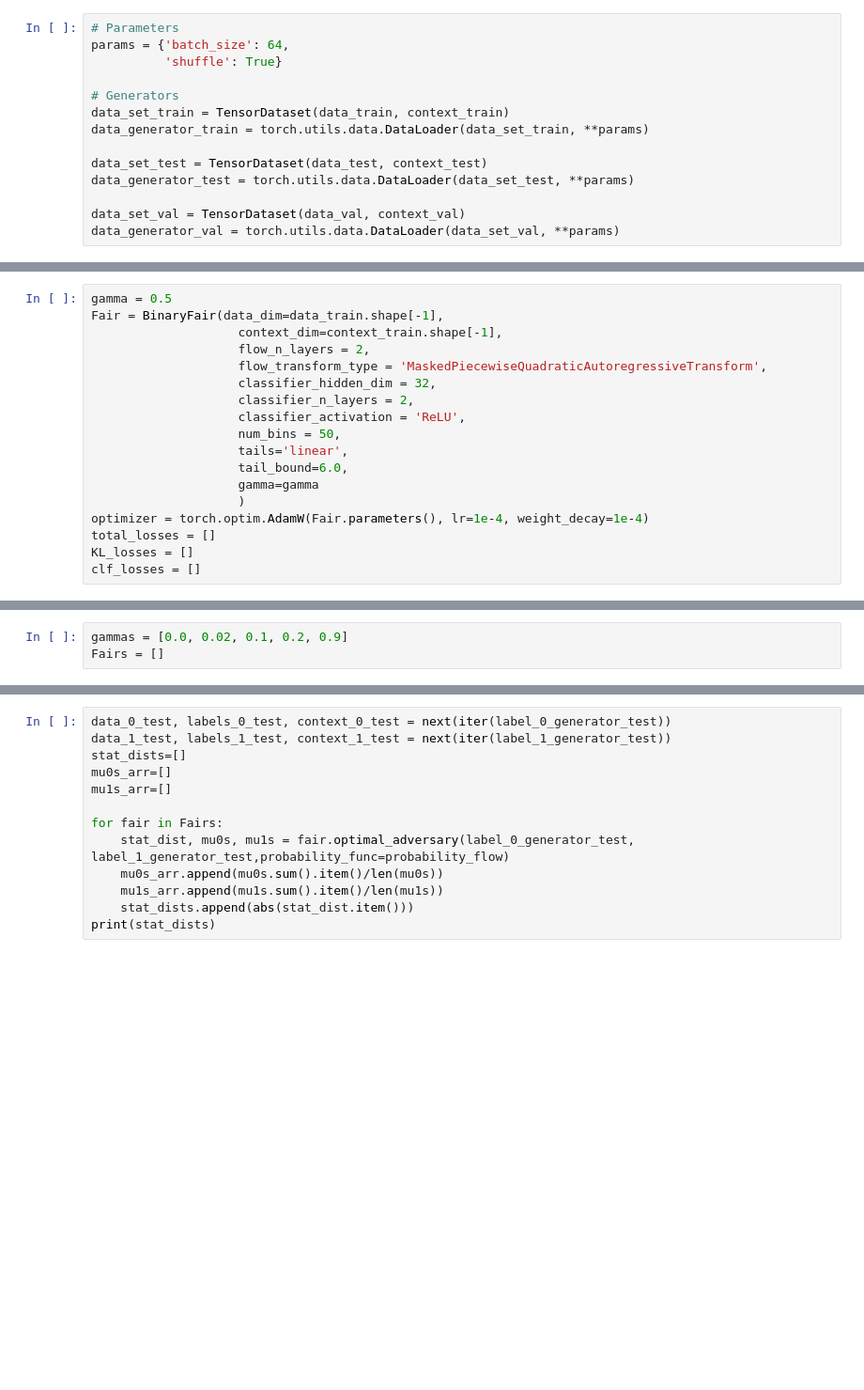
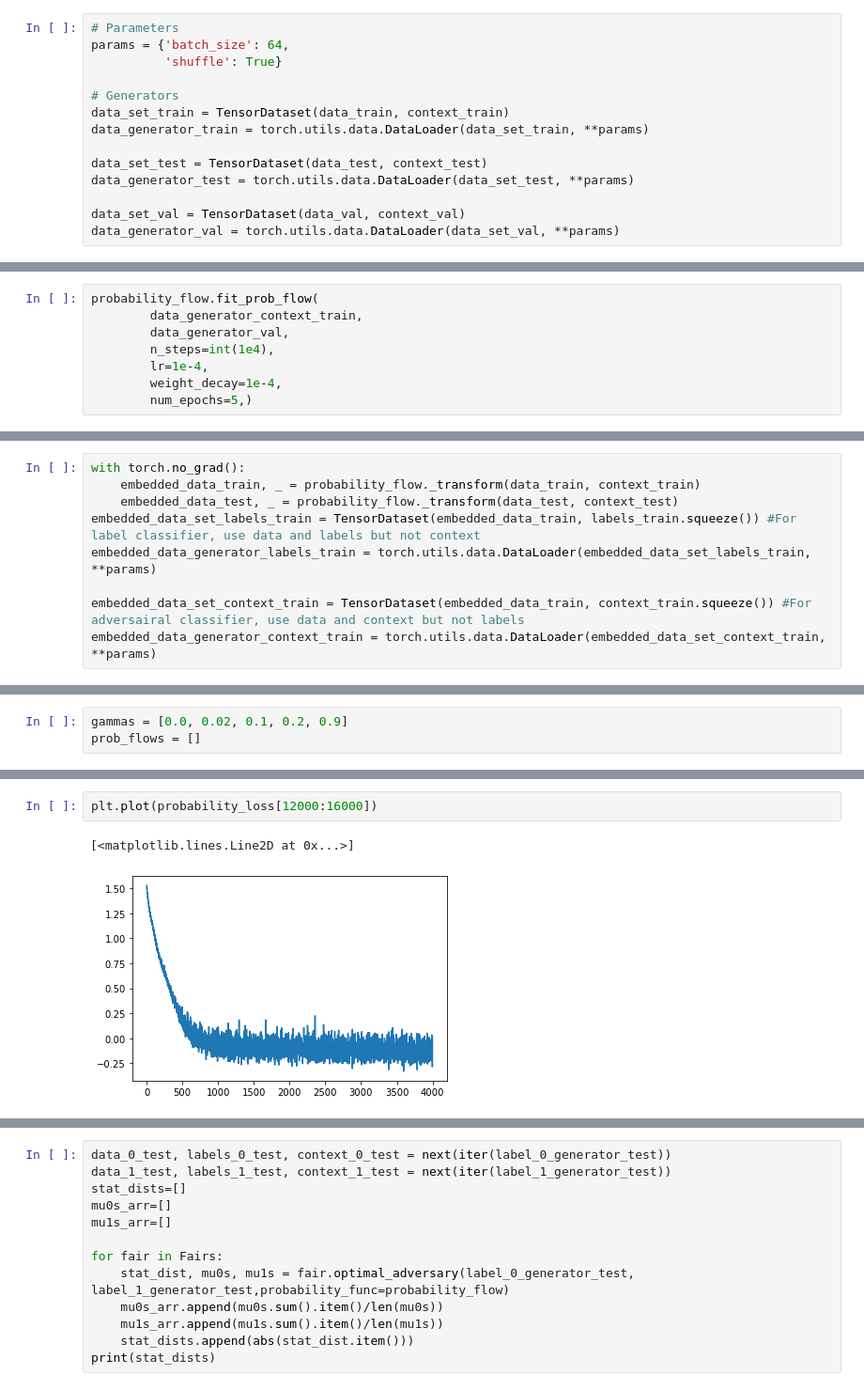
Before and after one commit to jtamanas/FNF4HEP, a Jupyter notebook: CrimeExample.ipynb, the cells around one changed output, grey strips where cells are left out. Shown at 94% size. Drawn from its saved outputs; the diff is of its cells as text; blank space fills up the shorter version.

```diff
--- a/CrimeExample.ipynb
+++ b/CrimeExample.ipynb
@@ -124,0 +139,8 @@ optimizer = torch.optim.AdamW(probability_flow.parameters(), lr=1e-3, weight_dec
+# %%
+probability_flow.fit_prob_flow(
+        data_generator_context_train,
+        data_generator_val,
+        n_steps=int(1e4),
+        lr=1e-4,
+        weight_decay=1e-4,
+        num_epochs=5,)
@@ -182,18 +204,0 @@ plt.show()
-# %%
-gamma = 0.5
-Fair = BinaryFair(data_dim=data_train.shape[-1],
-                    context_dim=context_train.shape[-1],
-                    flow_n_layers = 2,
-                    flow_transform_type = 'MaskedPiecewiseQuadraticAutoregressiveTransform',
-                    classifier_hidden_dim = 32,
-                    classifier_n_layers = 2,
-                    classifier_activation = 'ReLU',
-                    num_bins = 50,
-                    tails='linear',
-                    tail_bound=6.0,
-                    gamma=gamma
-                    )
-optimizer = torch.optim.AdamW(Fair.parameters(), lr=1e-4, weight_decay=1e-4)
-total_losses = []
-KL_losses = []
-clf_losses = []
@@ -350,0 +205,9 @@ gamma: 0.9 mu_star_0_avg: tensor(0.2812) mu_star_1_ave: tensor(0.5938) stat_dist
+# %%
+with torch.no_grad():
+    embedded_data_train, _ = probability_flow._transform(data_train, context_train)
+    embedded_data_test, _ = probability_flow._transform(data_test, context_test)
+embedded_data_set_labels_train = TensorDataset(embedded_data_train, labels_train.squeeze()) #For label classifier, use data and labels but not context
+embedded_data_generator_labels_train = torch.utils.data.DataLoader(embedded_data_set_labels_train, **params)
+
+embedded_data_set_context_train = TensorDataset(embedded_data_train, context_train.squeeze()) #For adversairal classifier, use data and context but not labels
+embedded_data_generator_context_train = torch.utils.data.DataLoader(embedded_data_set_context_train, **params)
@@ -351,4 +228,4 @@ gamma: 0.9 mu_star_0_avg: tensor(0.2812) mu_star_1_ave: tensor(0.5938) stat_dist
 # %%
 gammas = [0.0, 0.02, 0.1, 0.2, 0.9]
-Fairs = []
+prob_flows = []
 # %%
@@ -370,0 +296,5 @@ for gamma in gammas:
+# %%
+plt.plot(probability_loss[12000:16000])
+# %% [output]
+[<matplotlib.lines.Line2D at 0x...>]
+[figure, added]
```
Also changed, not shown: parts of 29 cells of this notebook, 5 other files.
